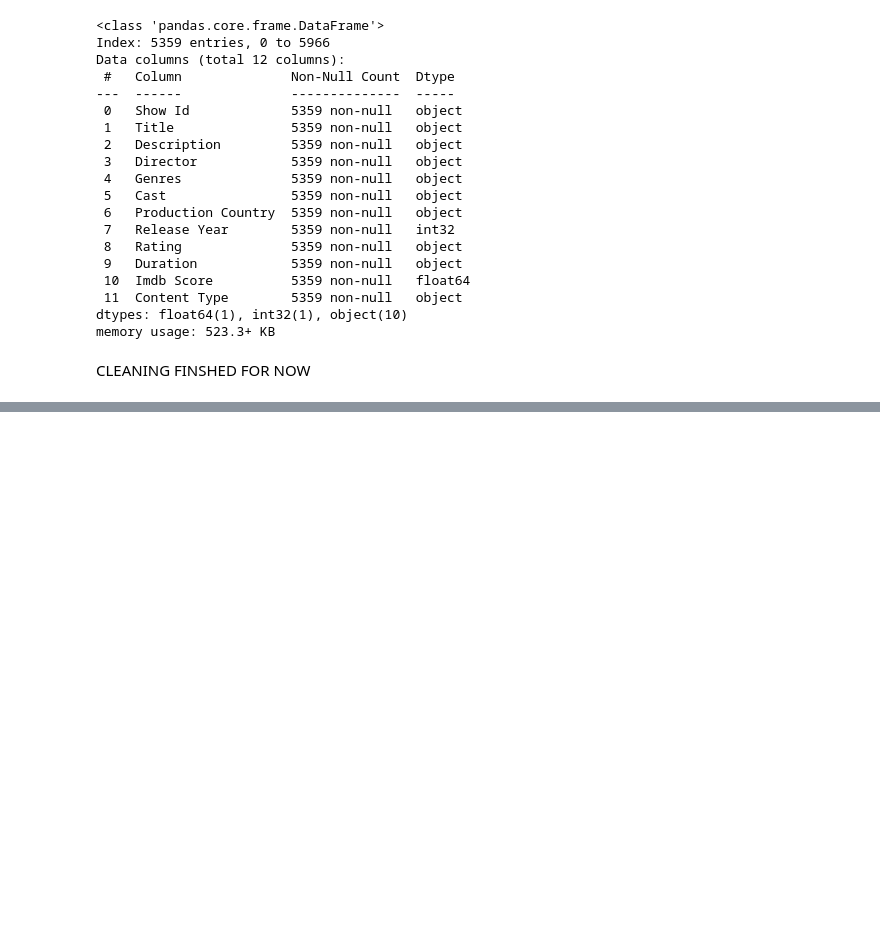
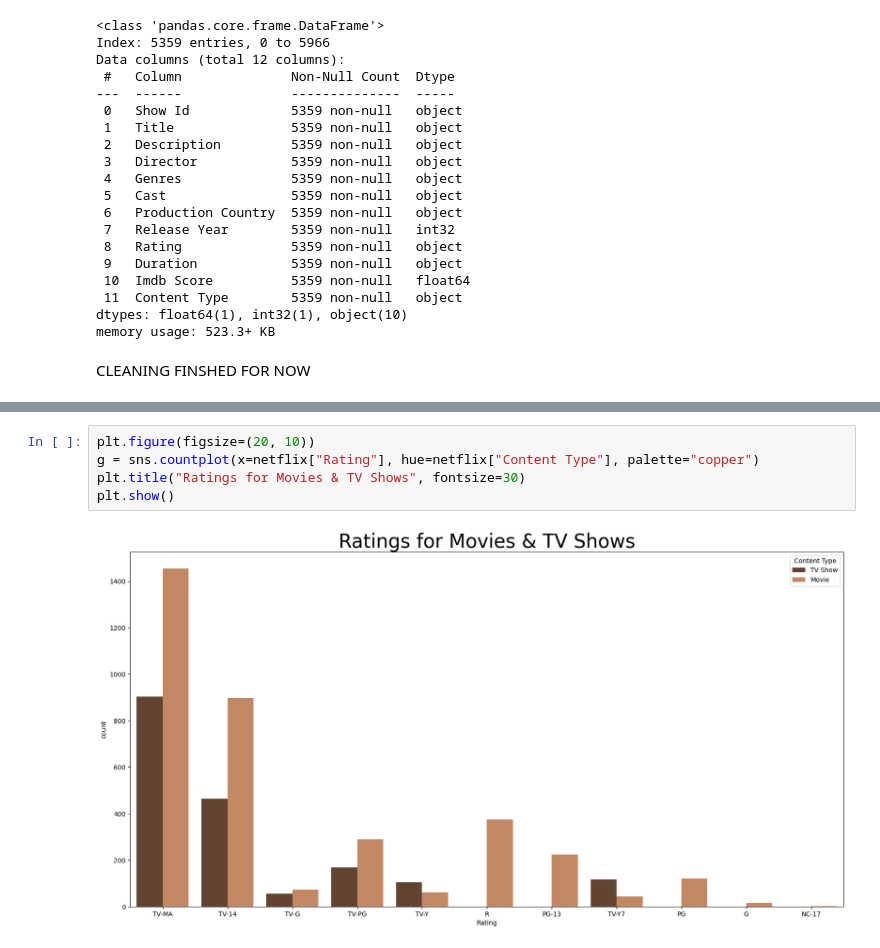
Before and after one commit to muntazircodes/netflixDataCleaning, a Jupyter notebook: netflixCleaning/netflix.ipynb, the cells around one changed output, grey strips where cells are left out. Saved outputs shown, nothing was run; the diff lists cells and outputs as text; blank space fills up the shorter version.

```diff
--- a/netflixCleaning/netflix.ipynb
+++ b/netflixCleaning/netflix.ipynb
@@ -158,0 +202,7 @@ CLEANING FINSHED FOR NOW
+# %%
+plt.figure(figsize=(20, 10))
+g = sns.countplot(x=netflix["Rating"], hue=netflix["Content Type"], palette="copper")
+plt.title("Ratings for Movies & TV Shows", fontsize=30)
+plt.show()
+# %% [output]
+[figure, added]
```
Also changed, not shown: parts of 9 cells of this notebook.
